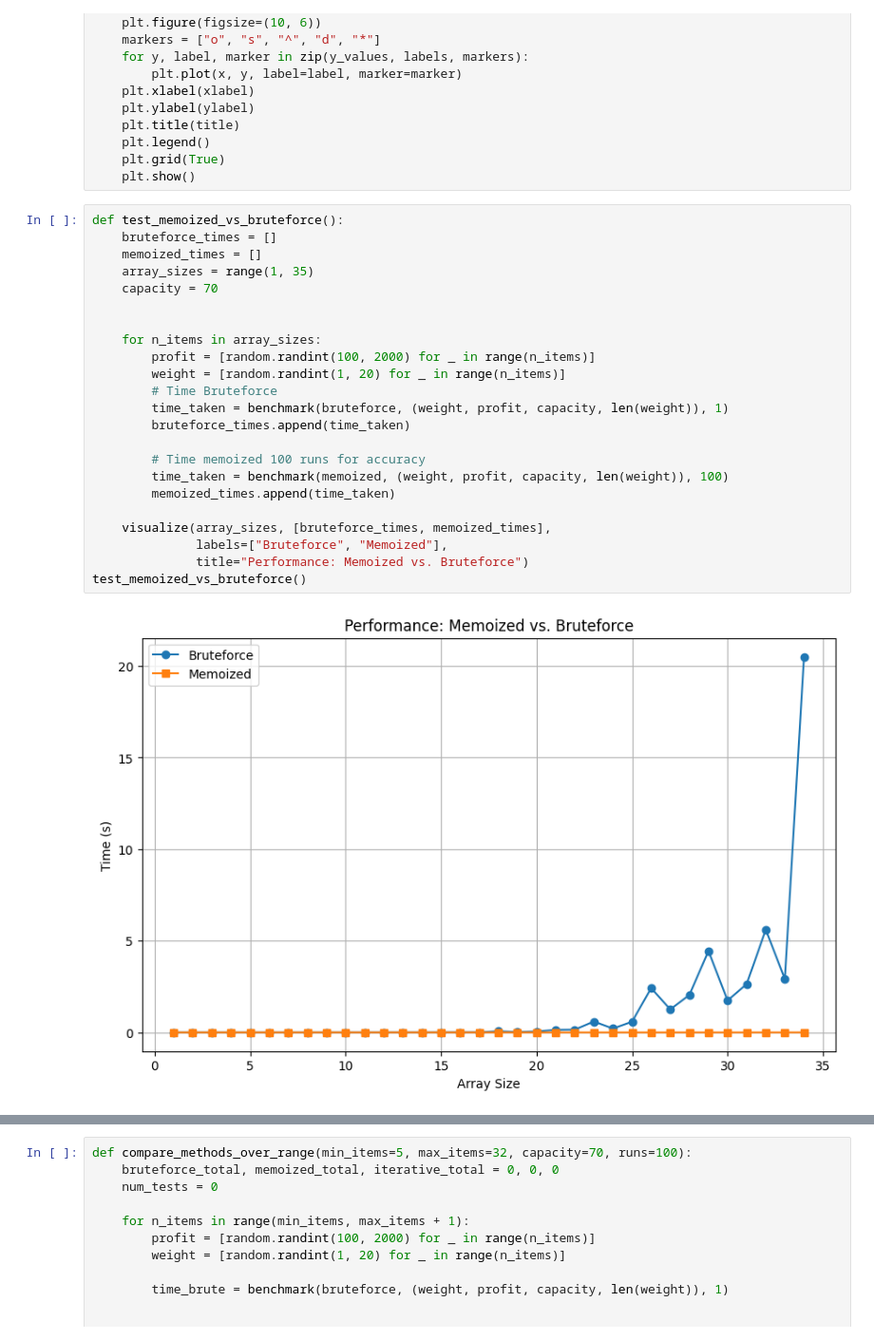
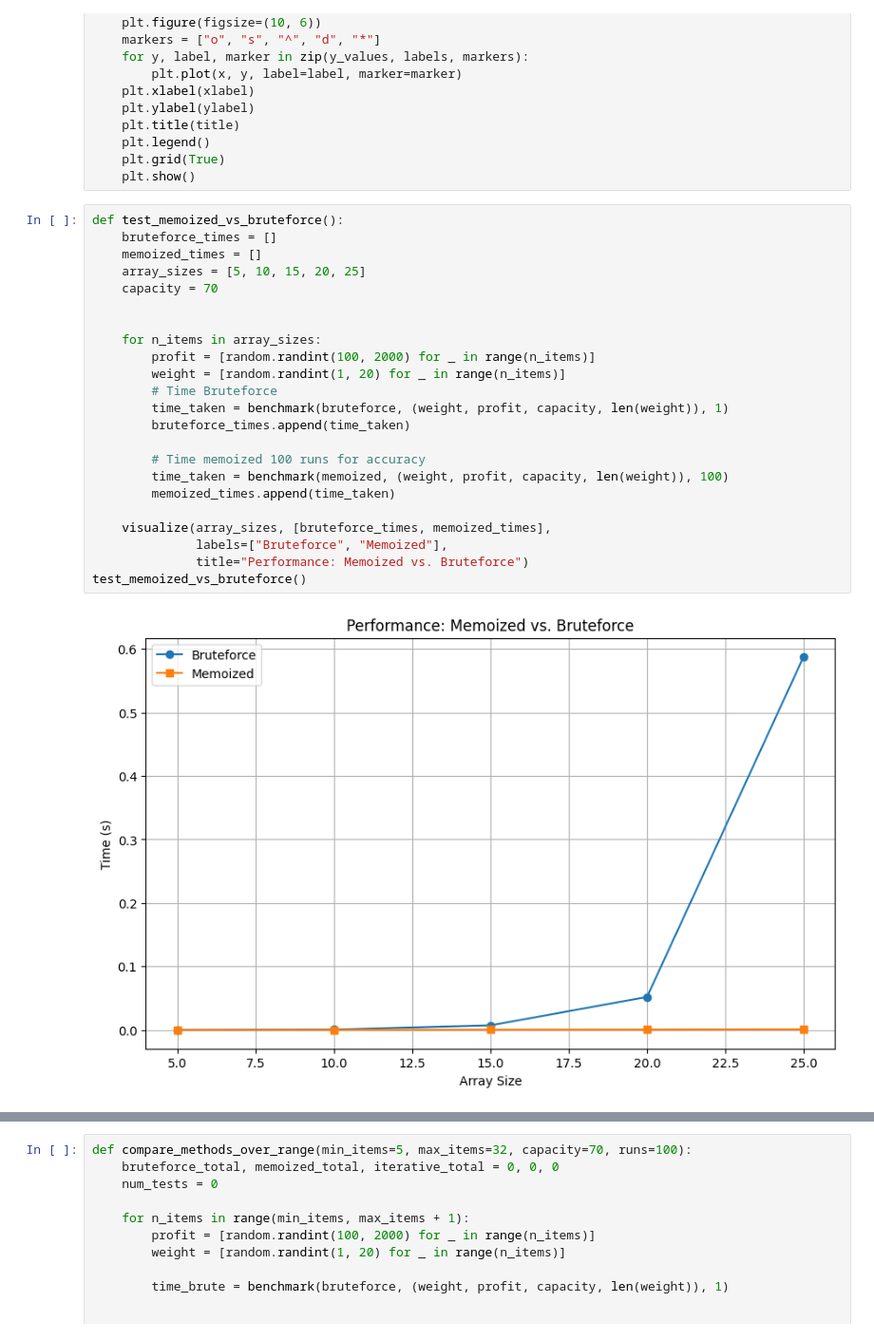
Before and after one commit to birukabza/A-deep-look-into-Dynamic-programming, a Jupyter notebook: knapsack_implementations_comparison.ipynb, the cells around one changed output, grey strips where cells are left out. Shown at 95% size. Saved outputs shown, nothing was run; the diff lists cells and outputs as text.

```diff
--- a/knapsack_implementations_comparison.ipynb
+++ b/knapsack_implementations_comparison.ipynb
@@ -84,28 +84,28 @@ def visualize(x, y_values, labels, title, xlabel="Array Size", ylabel="Time (s)"
 # %%
 def test_memoized_vs_bruteforce():
     bruteforce_times = []
     memoized_times = []
-    array_sizes = range(1, 35)
+    array_sizes = [5, 10, 15, 20, 25]
     capacity = 70
 
 
     for n_items in array_sizes:
         profit = [random.randint(100, 2000) for _ in range(n_items)]
         weight = [random.randint(1, 20) for _ in range(n_items)]
         # Time Bruteforce
         time_taken = benchmark(bruteforce, (weight, profit, capacity, len(weight)), 1)
         bruteforce_times.append(time_taken)
 
         # Time memoized 100 runs for accuracy
         time_taken = benchmark(memoized, (weight, profit, capacity, len(weight)), 100)
         memoized_times.append(time_taken)
 
     visualize(array_sizes, [bruteforce_times, memoized_times],
               labels=["Bruteforce", "Memoized"],
               title="Performance: Memoized vs. Bruteforce")
 test_memoized_vs_bruteforce()
 # %% [output]
-[figure, old version]
+[figure, new version]
 # %%
 def test_memoized_vs_iterative():
     memoized_times = []
```
Also changed, not shown: parts of 3 cells of this notebook.
